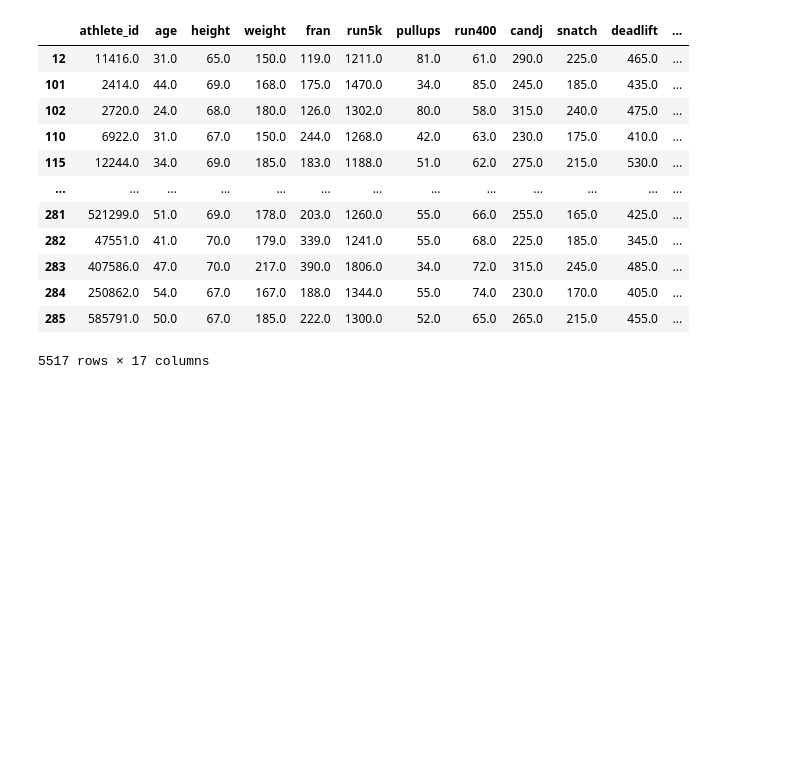
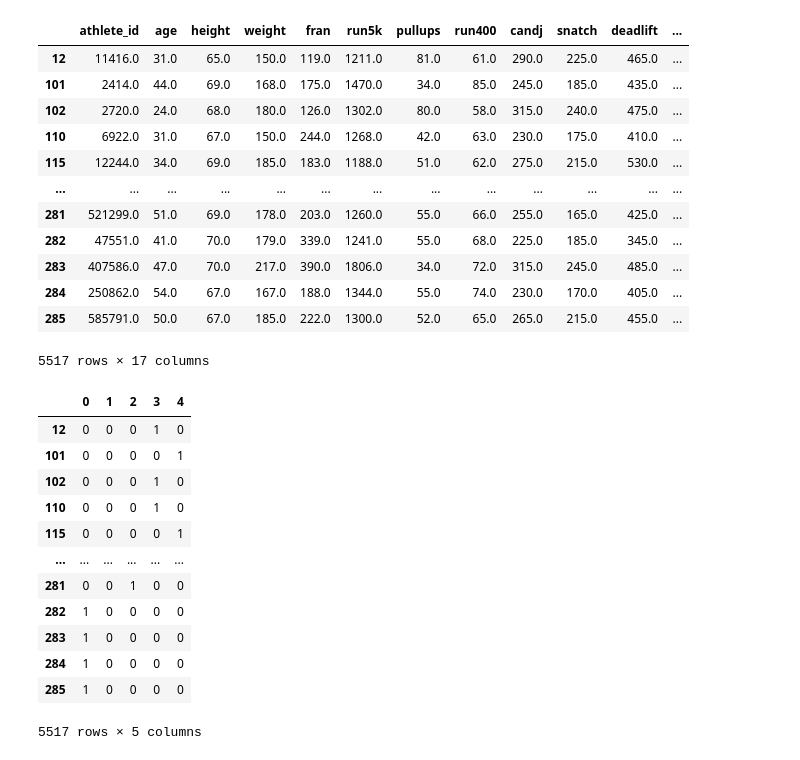
Before and after one commit to allisontao/crossfit-games-analysis, a Jupyter notebook: logistic_regression.ipynb, the cells around one changed output. Saved outputs shown, nothing was run; the diff lists cells and outputs as text; code cells hidden in the pictures; blank space fills up the shorter version.

```diff
--- a/logistic_regression.ipynb
+++ b/logistic_regression.ipynb
@@ -142,3 +142,24 @@ df_men
 | 284 | 250862.0 | 54.0 | 67.0 | 167.0 | 188.0 | 1344.0 | 55.0 | 74.0 | 230.0 | 170.0 | 405.0 | ... |
 | 285 | 585791.0 | 50.0 | 67.0 | 185.0 | 222.0 | 1300.0 | 52.0 | 65.0 | 265.0 | 215.0 | 455.0 | ... |
 5517 rows × 17 columns
+# %%
+# Create Dataframes for Categorical Variables
+howlong_women_dummies = pd.get_dummies(df_women['howlong']) # women athletes
+howlong_men_dummies = pd.get_dummies(df_men['howlong']) # men athletes
+
+howlong_women_dummies
+howlong_men_dummies
+# %% [output]
+|  | 0 | 1 | 2 | 3 | 4 |
+| 12 | 0 | 0 | 0 | 1 | 0 |
+| 101 | 0 | 0 | 0 | 0 | 1 |
+| 102 | 0 | 0 | 0 | 1 | 0 |
+| 110 | 0 | 0 | 0 | 1 | 0 |
+| 115 | 0 | 0 | 0 | 0 | 1 |
+| ... | ... | ... | ... | ... | ... |
+| 281 | 0 | 0 | 1 | 0 | 0 |
+| 282 | 1 | 0 | 0 | 0 | 0 |
+| 283 | 1 | 0 | 0 | 0 | 0 |
+| 284 | 1 | 0 | 0 | 0 | 0 |
+| 285 | 1 | 0 | 0 | 0 | 0 |
+5517 rows × 5 columns
```
Also changed, not shown: parts of 4 cells of this notebook.
